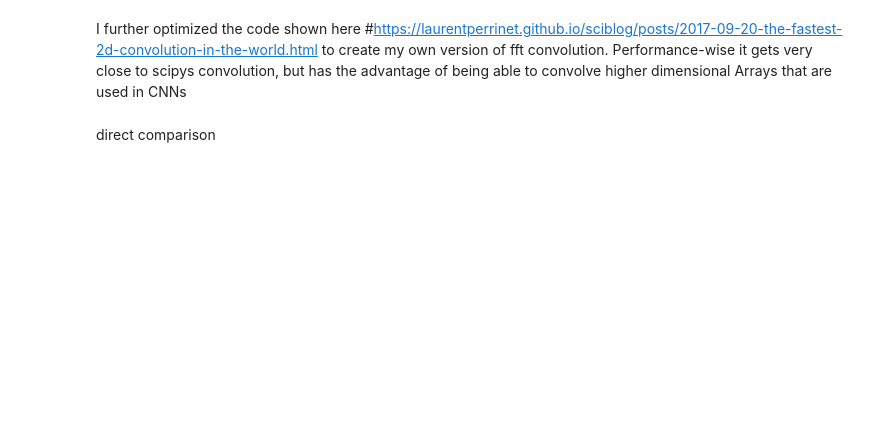
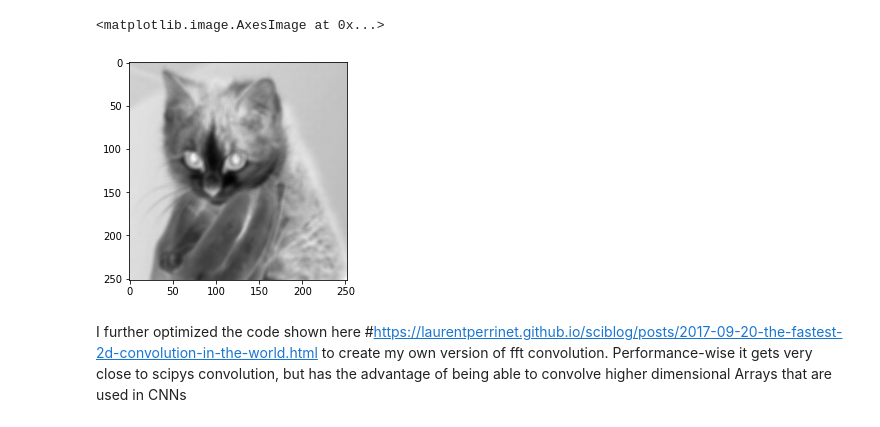
Before and after one commit to dakofler/Compyute, a Jupyter notebook: test_fft_convolve.ipynb, the cells around one changed output. Cells and saved outputs as stored; diff of their text form; code cells hidden in the pictures; blank space fills up the shorter version.

```diff
--- a/test_fft_convolve.ipynb
+++ b/test_fft_convolve.ipynb
@@ -16,11 +19,18 @@ plt.imshow(image, cmap='gray')
 kernel = np.random.randint(-1, 1, (64, 3, 5, 5))
 # %%
 # %%timeit
-p = int(kernel.shape[2] / 2)
-c_scipy = np.zeros((image.shape[0] - 2 * p, image.shape[0] - 2 * p, kernel.shape[0]))
+p1 = int(kernel.shape[2] / 2)
+c_scipy = np.zeros((image.shape[0] - 2 * p1, image.shape[0] - 2 * p1, kernel.shape[0]))
 for k in np.arange(kernel.shape[0]):
     for c in np.arange(image.shape[2]):
         c_scipy[:, :, k] += utils.convolve_scipy(image[:, :, c], kernel[k, c])
+
+# lambda?
+# %%
+plt.imshow(c_scipy[:, :, 0], cmap='gray')
+# %% [output]
+<matplotlib.image.AxesImage at 0x...>
+[figure, added]
 # %% [markdown]
 I further optimized the code shown here #https://laurentperrinet.github.io/sciblog/posts/2017-09-20-the-fastest-2d-convolution-in-the-world.html to create my own version of fft convolution.
 Performance-wise it gets very close to scipys convolution, but has the advantage of being able to convolve higher dimensional Arrays that are used in CNNs
@@ -53,2 +48,0 @@ c_2 = convolve_fft2(image, kernel_reshaped)
-# %% [markdown]
-direct comparison
```
Also changed, not shown: parts of 14 cells of this notebook, 13 other files.
